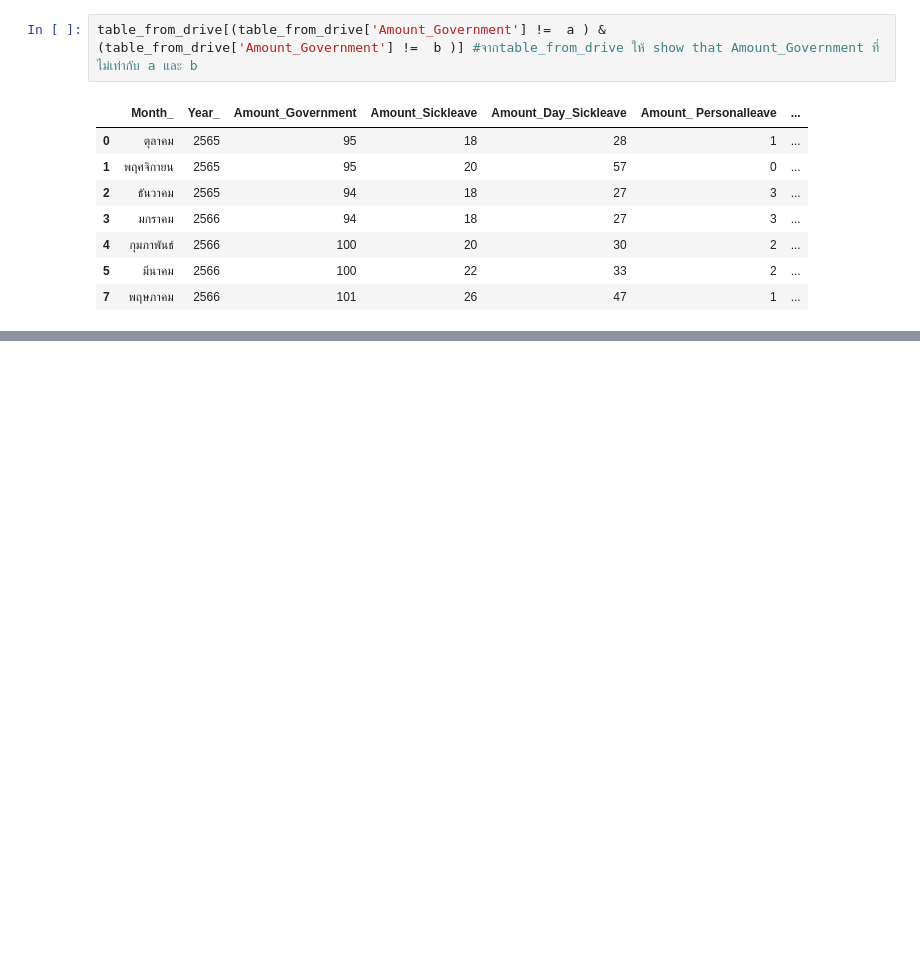
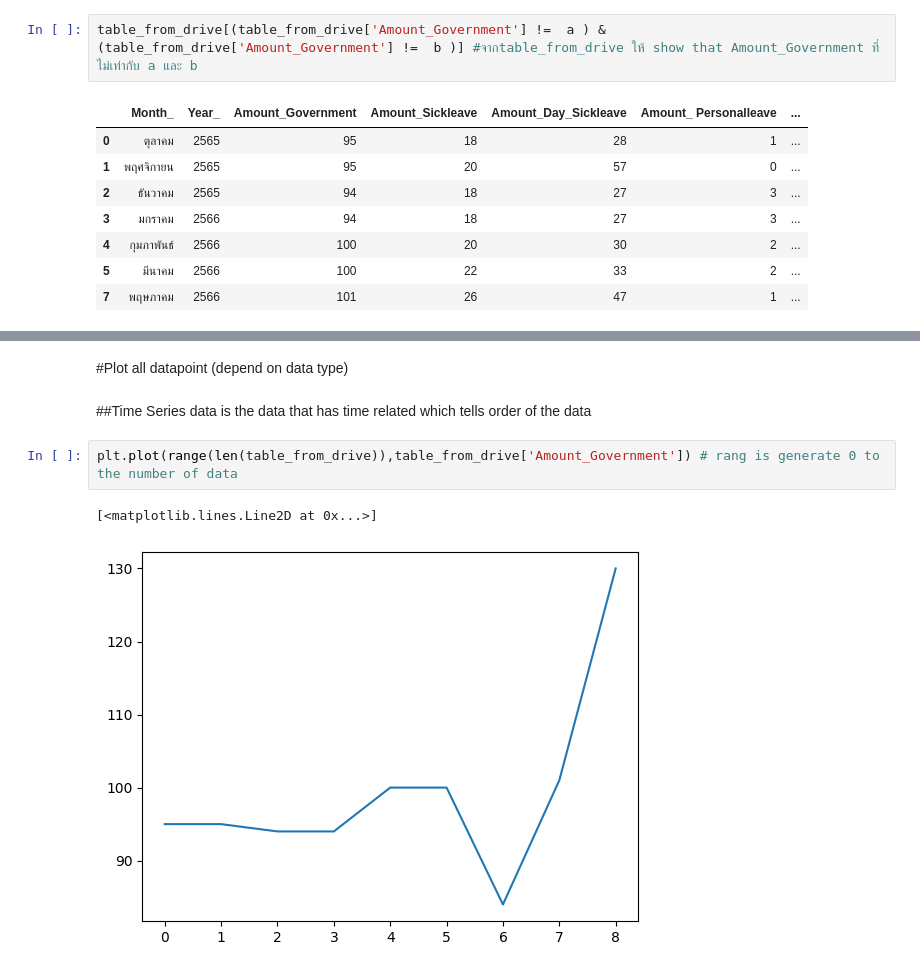
Before and after one commit to ThunchanokChai/DPDM2023, a Jupyter notebook: Data102.ipynb, the cells around one changed output, grey strips where cells are left out. Cells and saved outputs as stored; diff of their text form; blank space fills up the shorter version.

```diff
--- a/Data102.ipynb
+++ b/Data102.ipynb
@@ -336,0 +364,9 @@ table_from_drive[(table_from_drive['Amount_Government'] !=  a ) & (table_from_dr
+# %% [markdown]
+#Plot all datapoint (depend on data type)
+# %% [markdown]
+##Time Series data is the data that has time related which tells order of the data
+# %%
+plt.plot(range(len(table_from_drive)),table_from_drive['Amount_Government']) # rang is generate 0 to the number of data
+# %% [output]
+[<matplotlib.lines.Line2D at 0x...>]
+[figure, added]
```
Also changed, not shown: parts of 29 cells of this notebook.
